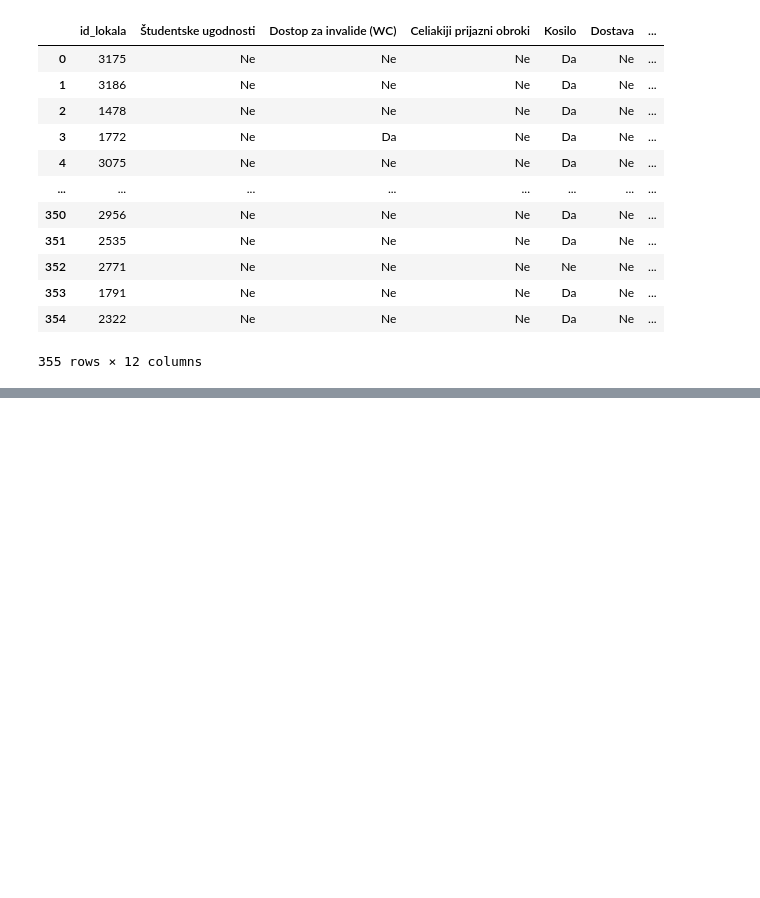
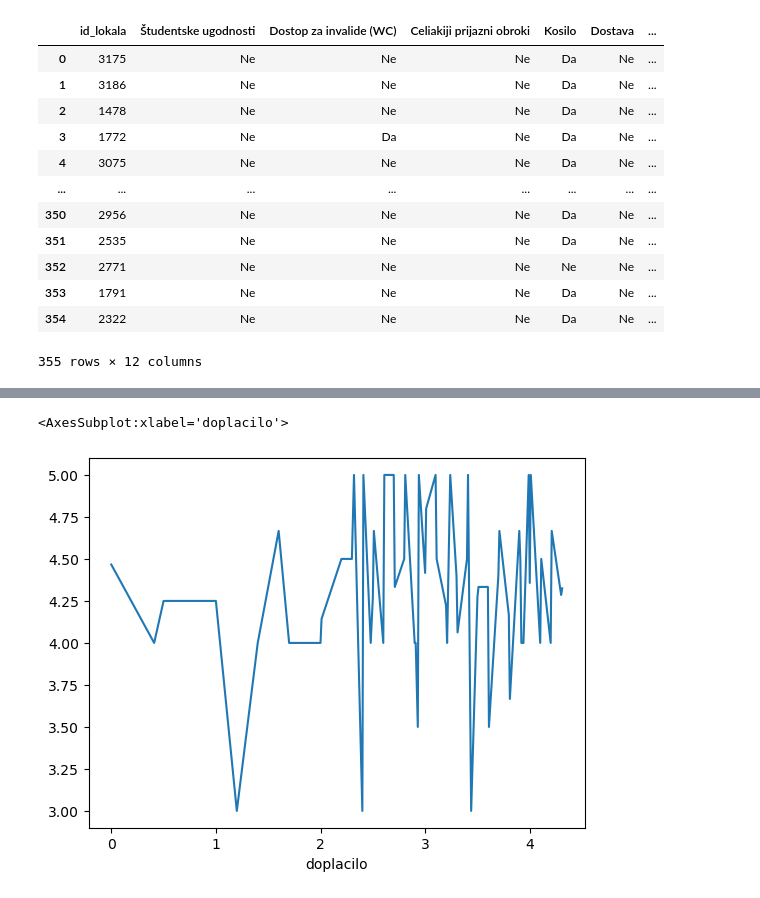
Before and after one commit to Valerij15/Studentska-prehrana, a Jupyter notebook: napovedovanje.ipynb, the cells around one changed output, grey strips where cells are left out. Drawn from its saved outputs; the diff is of its cells as text; code cells hidden in the pictures; blank space fills up the shorter version.

```diff
--- a/napovedovanje.ipynb
+++ b/napovedovanje.ipynb
@@ -88,0 +145,5 @@ lokali_in_ocene
+# %%
+lokali_in_ocene.groupby('doplacilo')['ocena'].mean().plot()
+# %% [output]
+<AxesSubplot:xlabel='doplacilo'>
+[figure, added]
```
Also changed, not shown: parts of 9 cells of this notebook.
